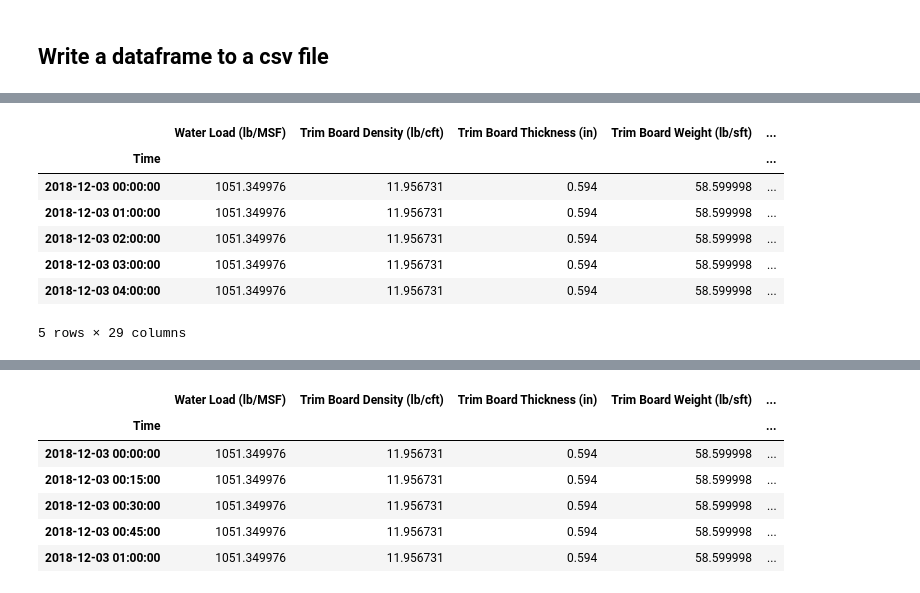
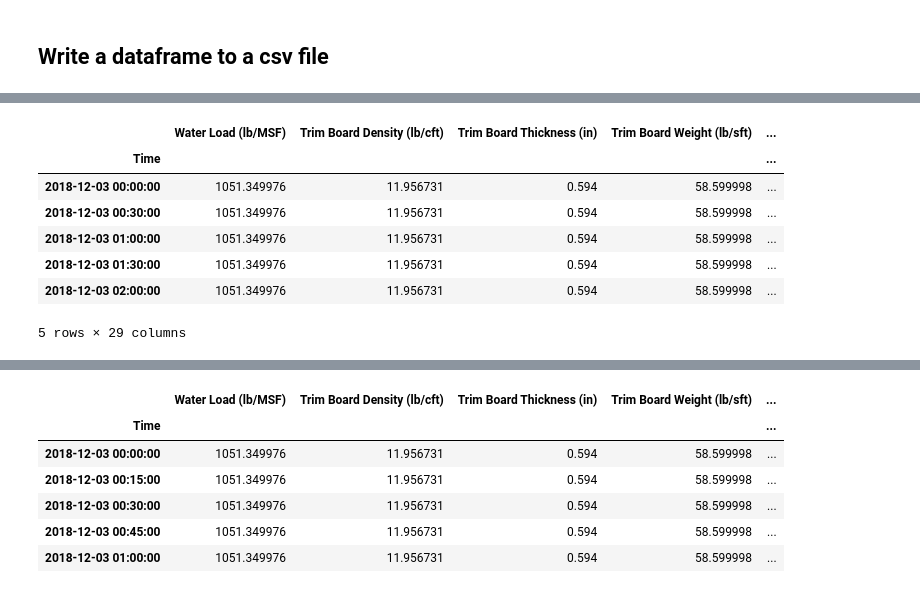
Before and after one commit to gillespilon/noob, a Jupyter notebook: data_file_write.ipynb, the cells around one changed output, grey strips where cells are left out. Saved outputs shown, nothing was run; the diff lists cells and outputs as text; code cells hidden in the pictures.

```diff
--- a/data_file_write.ipynb
+++ b/data_file_write.ipynb
@@ -54,14 +82,14 @@ import pandas as pd
 # %%
-df = pd.read_csv('cloquet_two_weeks_60_min.csv',
-                 parse_dates=True,
-                 index_col='Time')
-df.head()
+df2 = pd.read_csv('cloquet_two_weeks_30_min.csv',
+                    parse_dates=True,
+                    index_col='Time')
+df2.head()
 # %% [output]
 |  | Water Load (lb/MSF) | Trim Board Density (lb/cft) | Trim Board Thickness (in) | Trim Board Weight (lb/sft) | ... |
 | Time |  |  |  |  | ... |
 | 2018-12-03 00:00:00 | 1051.349976 | 11.956731 | 0.594 | 58.599998 | ... |
+| 2018-12-03 00:30:00 | 1051.349976 | 11.956731 | 0.594 | 58.599998 | ... |
 | 2018-12-03 01:00:00 | 1051.349976 | 11.956731 | 0.594 | 58.599998 | ... |
+| 2018-12-03 01:30:00 | 1051.349976 | 11.956731 | 0.594 | 58.599998 | ... |
 | 2018-12-03 02:00:00 | 1051.349976 | 11.956731 | 0.594 | 58.599998 | ... |
-| 2018-12-03 03:00:00 | 1051.349976 | 11.956731 | 0.594 | 58.599998 | ... |
-| 2018-12-03 04:00:00 | 1051.349976 | 11.956731 | 0.594 | 58.599998 | ... |
 5 rows × 29 columns
```
Also changed, not shown: parts of 7 cells of this notebook.
